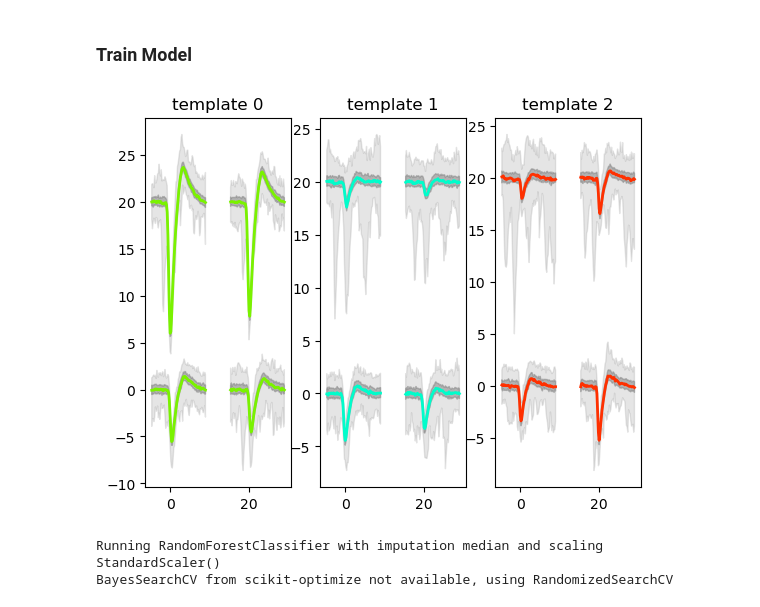
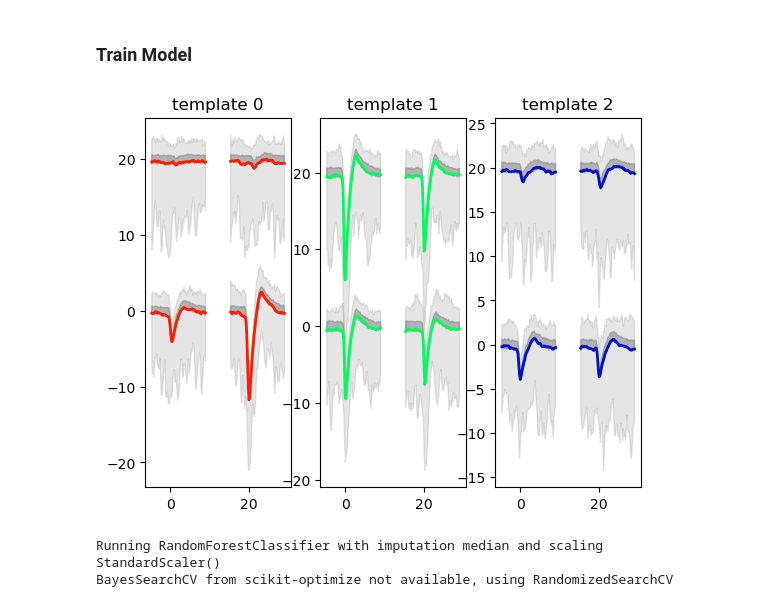
Before and after one commit to EHefti/DPQC, a Jupyter notebook: DPQC_Pipeline.ipynb, the cells around one changed output. Drawn from its saved outputs; the diff is of its cells as text; code cells hidden in the pictures.

```diff
--- a/DPQC_Pipeline.ipynb
+++ b/DPQC_Pipeline.ipynb
@@ -70,12 +61,19 @@ sorter_params['NT'] = 64*1024 + 64 #Batch size -> Wieviel wird auf einmal angesc
 # %% [output]
 Setting KILOSORT2_5_PATH environment variable for subprocess calls to: c:\home\ehefti\Github\Kilosort
 # %%
-# path = '/net/bs-filesvr02/export/group/hierlemann/recordings/Maxtwo/phornauer/241009/Torsten_2/T002523/Network/000002/data.raw.h5'
-# S:\group\hierlemann02\intermediate_data\Maxtwo\cmartins\Recordings\ST2036\ST2036E\240705\T002736\Network
+# Linux: '/net/bs-filesvr02/export/group/hierlemann/recordings/Maxtwo/.../data.raw.h5'
+# Windows: 'S:/group/hierlemann02/recordings/Maxtwo/.../data.raw.h5'
 
+# Choose paths for raw data and save directory
 path = 'S:/group/hierlemann02/recordings/Maxtwo/phornauer/241218/EI_iNeurons/T002523/Network/000020/data.raw.h5'
+save_root = 'S:/group/hierlemann02/intermediate_data/Maxtwo/ehefti/241218/EI_iNeurons'
+
 h5 = h5py.File(path)
 stream_ids = list(h5['wells'].keys())
 stream_ids = stream_ids[0:24]
 
-save_root = 'D:/Master Thesis/Data/EI_iNeurons/241218/T002523/Network'
+for stream_id in tqdm(stream_ids):
+    h5 = h5py.File(path)
+    rec_name = list(h5['wells'][stream_id].keys())[0]
+    rec = si.MaxwellRecordingExtractor(path, stream_id=stream_id, rec_name=rec_name)
+    ss.clean_sorting(rec, save_root, stream_id=stream_id, sorter=sorter, sorter_params=sorter_params, clear_files=True)
@@ -166,36 +84,36 @@ DURATION: 1800.02 s -- NUM. CHANNELS: 998
 # %%
 # Note, you can set the number of cores you use using e.g.
 # si.set_global_job_kwargs(n_jobs = 8)
 
 """
 # Choose sorting to train the model on
 well_id = 'well001'
 path_to_sorting = Path(save_root) / well_id / 'sorter_output'
 sorting_train = si.read_kilosort(folder_path=path_to_sorting)
 
 # Real Recording Loading
 h5 = h5py.File(path)
 rec_name = list(h5['wells'][well_id].keys())[0]
 rec_train = si.MaxwellRecordingExtractor(path, stream_id=well_id, rec_name=rec_name)
 """
 
 # For testing purposes
-rec_train, sorting_1 = si.generate_ground_truth_recording(num_channels=4, seed=1, num_units=5)
-_, sorting_2 =si.generate_ground_truth_recording(num_channels=4, seed=2, num_units=5)
+rec_train, sorting_1 = si.generate_ground_truth_recording(num_channels=4, seed=1, num_units=50)
+_, sorting_2 =si.generate_ground_truth_recording(num_channels=4, seed=2, num_units=50)
 
 sorting_train = si.aggregate_units([sorting_1, sorting_2])
 
 
 analyzer = si.create_sorting_analyzer(sorting=sorting_train, recording=rec_train)
 analyzer.compute(['noise_levels','random_spikes','waveforms','templates'])
 si.plot_unit_templates(analyzer, unit_ids=["0", "1", "2"])
 
 analyzer.compute(['spike_locations','spike_amplitudes','correlograms','principal_components','quality_metrics','template_metrics'])
 
 #labels = pd.read_csv(path_to_sorting / 'cluster_KSLabel.tsv', sep='\t')
 manual_labels = ['good', 'good', 'good', 'good', 'good', 'bad', 'bad', 'bad', 'bad', 'bad']
 # %% [output]
-[figure, old version]
+[figure, new version]
 # %%
 model_folder = "C:/Users/elias/OneDrive - ETH Zurich/2025FS - Master Thesis/1 - Scripts/Github/DPQC/models"
 
```
Also changed, not shown: parts of 6 cells of this notebook, 1 other file.
